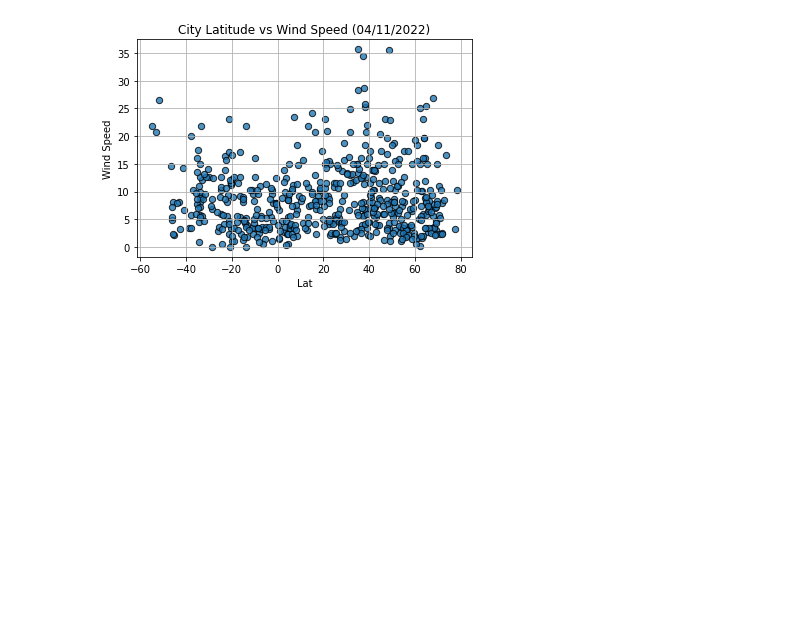
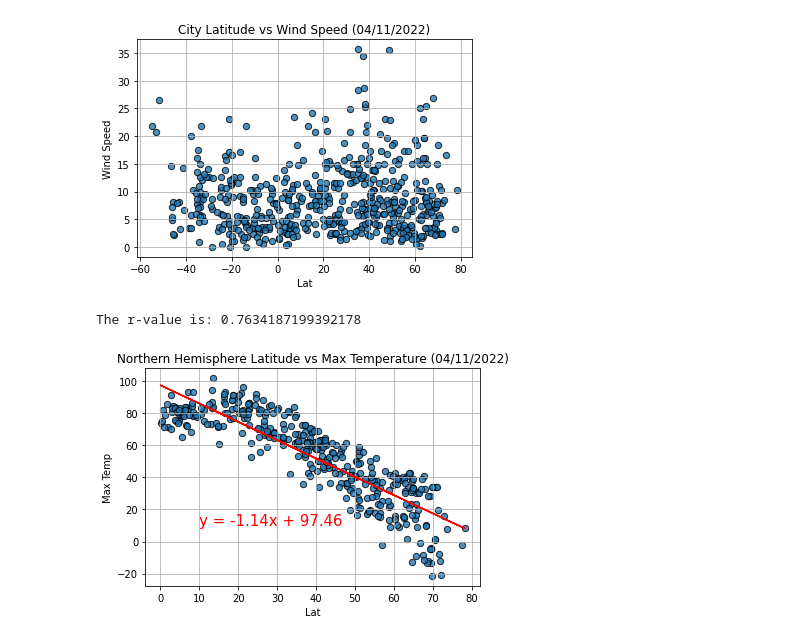
Before and after one commit to colebarnes7/python-api-challenge, a Jupyter notebook: WeatherPy/WeatherPy.ipynb, the cells around one changed output. Drawn from its saved outputs; the diff is of its cells as text; code cells hidden in the pictures; blank space fills up the shorter version.

Commit message:
Added temperature plots for northern and southern hemispheres

```diff
--- a/WeatherPy/WeatherPy.ipynb
+++ b/WeatherPy/WeatherPy.ipynb
@@ -184,3 +184,31 @@ citydata.plot("Lat", "Wind Speed", kind="scatter", title="City Latitude vs Wind
 plt.savefig("Output_Data/Latitude_WindSpeed.png")
 # %% [output]
 [figure]
+# %%
+# Splits the cities into 2 data frames by northern and southern hemispheres
+northernhem = citydata.loc[citydata["Lat"] > 0]
+southernhem = citydata.loc[citydata["Lat"] < 0]
+
+# Plots the temperature vs latitude for northern hemisphere cities
+northernhem.plot("Lat", "Max Temp", kind="scatter", grid=True, s=40, edgecolors="black", alpha=0.80,
+            title="Northern Hemisphere Latitude vs Max Temperature (04/11/2022)")
+
+# Sets the x and y values for the linear regression
+x_values = northernhem["Lat"]
+y_values = northernhem["Max Temp"]
+
+# Sets up the linear regression and adds to the plot
+(slope, intercept, rvalue, pvalue, stderr) = linregress(x_values, y_values)
+regress_values = x_values * slope + intercept
+line_eq = "y = " + str(round(slope,2)) + "x + " + str(round(intercept,2))
+plt.plot(x_values,regress_values,"r-")
+plt.annotate(line_eq,(10,10),fontsize=15,color="red")
+
+# Prints the r-value
+print(f"The r-value is: {rvalue**2}")
+
+# Saves the plot as a png file in the output folder
+plt.savefig("Output_Data/NH_Latitude_Temperature.png")
+# %% [output]
+The r-value is: 0.7634187199392178
+[figure, added]
```
Also changed, not shown: parts of 1 cell of this notebook, 2 other files.
